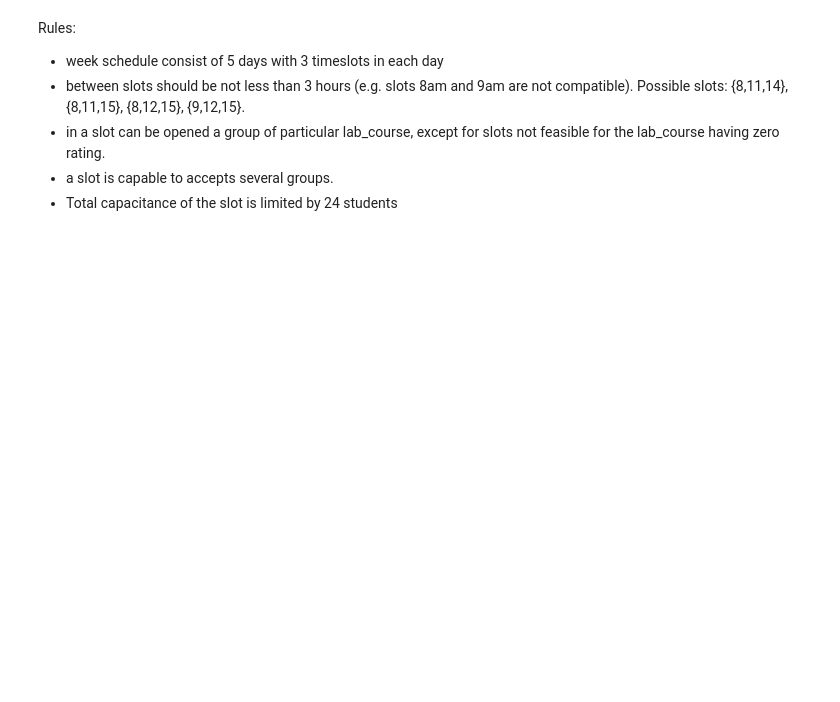
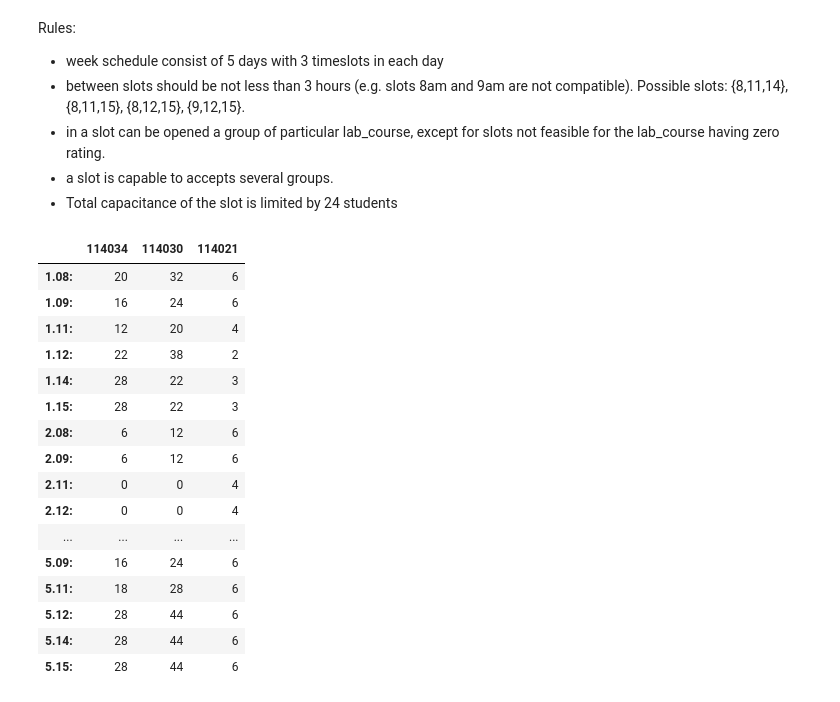
Before and after one commit to evgeny-kolonsky/timetable_validity, a Jupyter notebook: Timetable2.ipynb, the cells around one changed output. Drawn from its saved outputs; the diff is of its cells as text; code cells hidden in the pictures; blank space fills up the shorter version.

```diff
--- a/Timetable2.ipynb
+++ b/Timetable2.ipynb
@@ -314,5 +247,7 @@ tracks['114034'] = ['01040013', '01040038','01040136', '01040076'] # Physics
 tracks['114030'] = ['00440252', '01040013', '01040038','01040136', '01040076'] # Physics + Electro
 tracks['114021'] = ['01040281','01040168', '01040076'] # Physics + Math
 
-activities = [make_activity(tracks[lab_course_id], lab_course_id) for lab_course_id in tracks.keys()]
+ratings = {}
+for lab_course_id in tracks.keys():
+  ratings[lab_course_id] = find_feasible_groups(tracks[lab_course_id], lab_course_id)
 # %% [output]
@@ -336,3 +271,24 @@ Rules:
 - in a slot can be opened a group of particular lab_course, except for slots not feasible for the lab_course having zero rating.
 - a slot is capable to accepts several groups.
 - Total capacitance of the slot is limited by 24 students
+# %%
+ratings_pd = pd.DataFrame(ratings)
+ratings_pd
+# %% [output]
+|  | 114034 | 114030 | 114021 |
+| 1.08: | 20 | 32 | 6 |
+| 1.09: | 16 | 24 | 6 |
+| 1.11: | 12 | 20 | 4 |
+| 1.12: | 22 | 38 | 2 |
+| 1.14: | 28 | 22 | 3 |
+| 1.15: | 28 | 22 | 3 |
+| 2.08: | 6 | 12 | 6 |
+| 2.09: | 6 | 12 | 6 |
+| 2.11: | 0 | 0 | 4 |
+| 2.12: | 0 | 0 | 4 |
+| ... | ... | ... | ... |
+| 5.09: | 16 | 24 | 6 |
+| 5.11: | 18 | 28 | 6 |
+| 5.12: | 28 | 44 | 6 |
+| 5.14: | 28 | 44 | 6 |
+| 5.15: | 28 | 44 | 6 |
```
Also changed, not shown: parts of 11 cells of this notebook.
